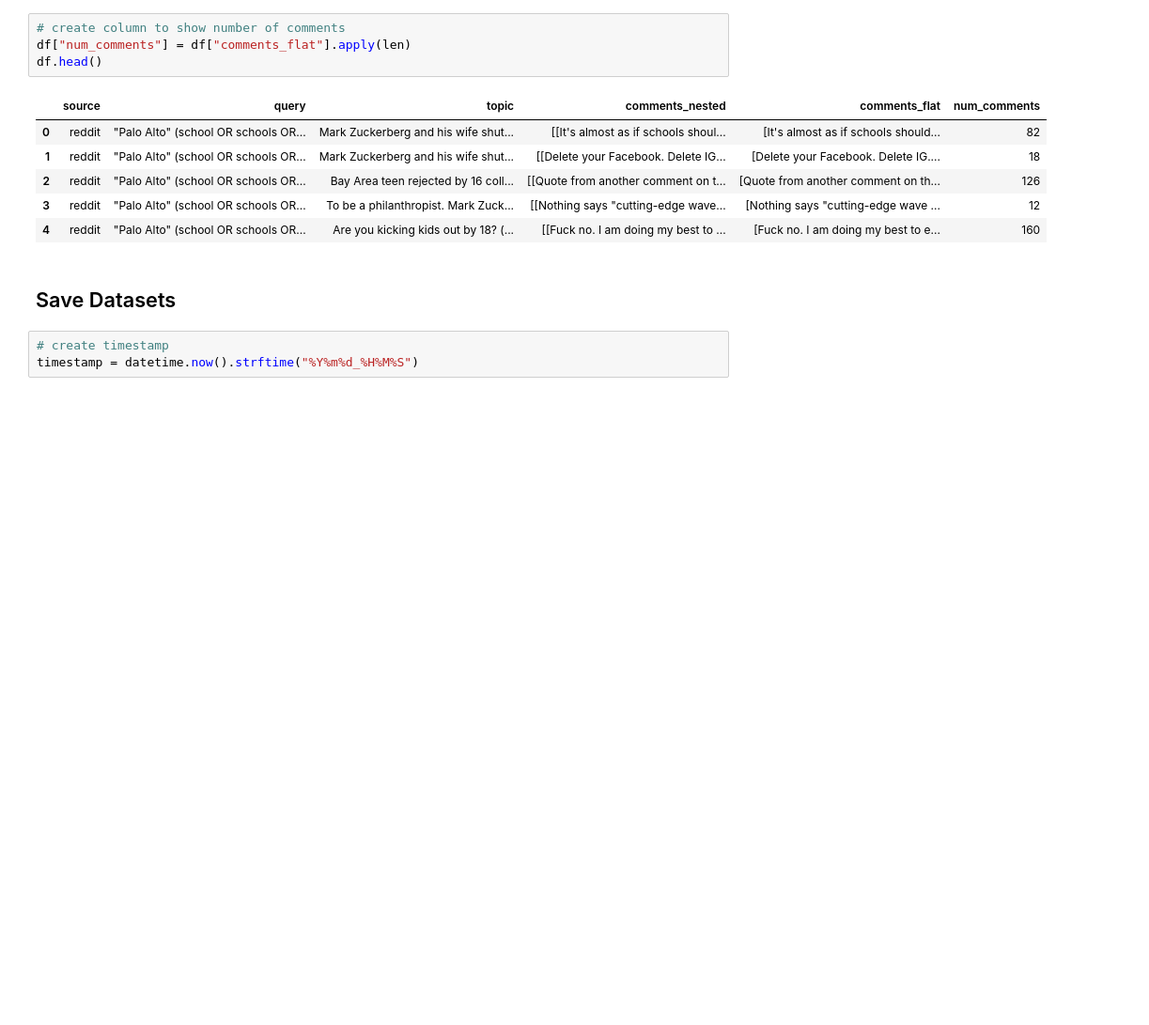
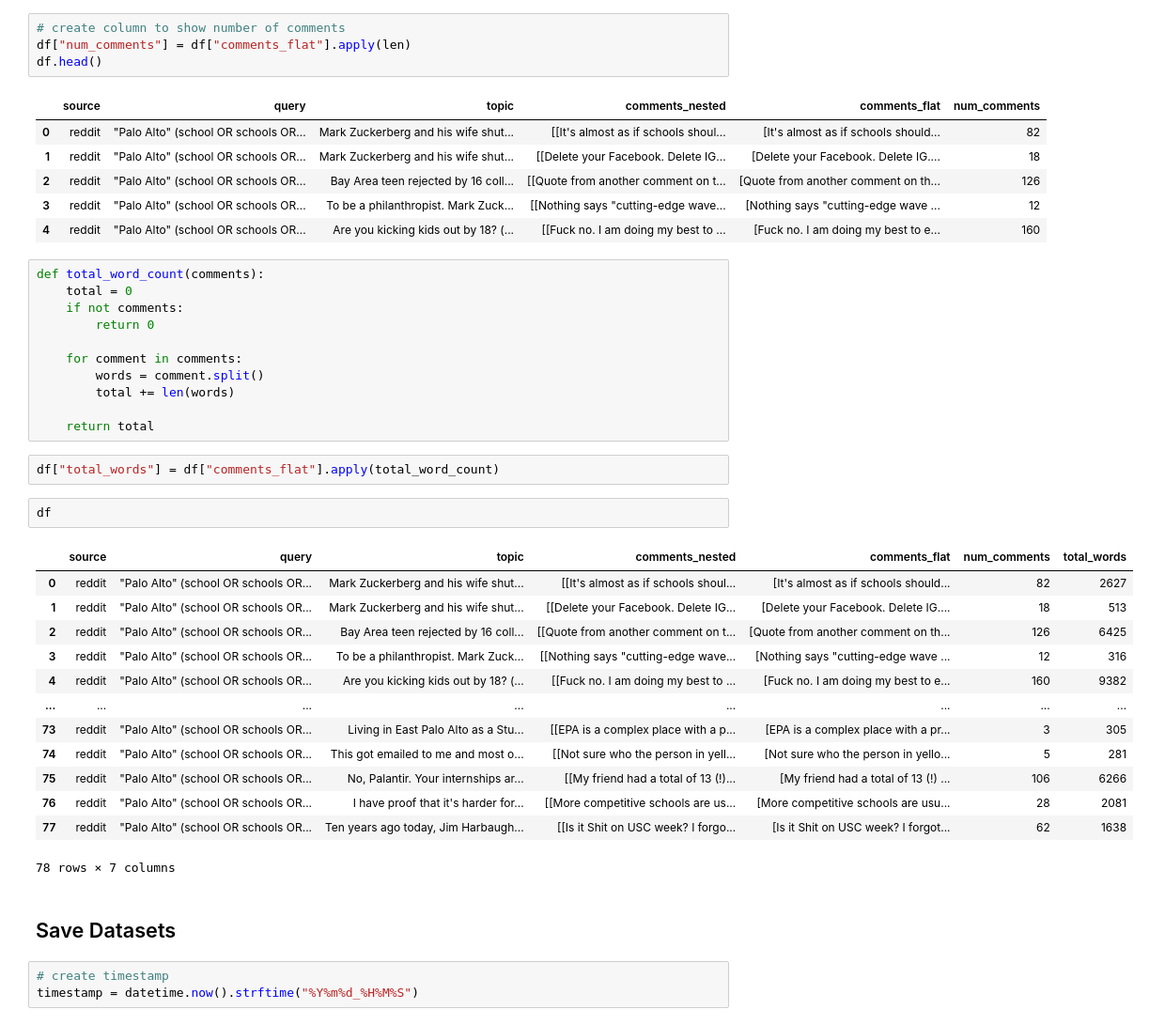
Before and after one commit to junclemente/ads509-final_project, a Jupyter notebook: notebooks/data_scraping_reddit.ipynb, the cells around one changed output. Shown at 94% size. Drawn from its saved outputs; the diff is of its cells as text; blank space fills up the shorter version.

Commit message:
feat: add column that counts total words in entry

```diff
--- a/notebooks/data_scraping_reddit.ipynb
+++ b/notebooks/data_scraping_reddit.ipynb
@@ -253,6 +253,35 @@ df.head()
 | 2 | reddit | "Palo Alto" (school OR schools OR... | Bay Area teen rejected by 16 coll... | [[Quote from another comment on t... | [Quote from another comment on th... | 126 |
 | 3 | reddit | "Palo Alto" (school OR schools OR... | To be a philanthropist. Mark Zuck... | [[Nothing says "cutting-edge wave... | [Nothing says "cutting-edge wave ... | 12 |
 | 4 | reddit | "Palo Alto" (school OR schools OR... | Are you kicking kids out by 18? (... | [[Fuck no. I am doing my best to ... | [Fuck no. I am doing my best to e... | 160 |
+# %%
+def total_word_count(comments):
+    total = 0
+    if not comments:
+        return 0
+
+    for comment in comments:
+        words = comment.split()
+        total += len(words)
+
+    return total
+# %%
+df["total_words"] = df["comments_flat"].apply(total_word_count)
+# %%
+df
+# %% [output]
+|  | source | query | topic | comments_nested | comments_flat | num_comments | total_words |
+| 0 | reddit | "Palo Alto" (school OR schools OR... | Mark Zuckerberg and his wife shut... | [[It's almost as if schools shoul... | [It's almost as if schools should... | 82 | 2627 |
+| 1 | reddit | "Palo Alto" (school OR schools OR... | Mark Zuckerberg and his wife shut... | [[Delete your Facebook. Delete IG... | [Delete your Facebook. Delete IG.... | 18 | 513 |
+| 2 | reddit | "Palo Alto" (school OR schools OR... | Bay Area teen rejected by 16 coll... | [[Quote from another comment on t... | [Quote from another comment on th... | 126 | 6425 |
+| 3 | reddit | "Palo Alto" (school OR schools OR... | To be a philanthropist. Mark Zuck... | [[Nothing says "cutting-edge wave... | [Nothing says "cutting-edge wave ... | 12 | 316 |
+| 4 | reddit | "Palo Alto" (school OR schools OR... | Are you kicking kids out by 18? (... | [[Fuck no. I am doing my best to ... | [Fuck no. I am doing my best to e... | 160 | 9382 |
+| ... | ... | ... | ... | ... | ... | ... | ... |
+| 73 | reddit | "Palo Alto" (school OR schools OR... | Living in East Palo Alto as a Stu... | [[EPA is a complex place with a p... | [EPA is a complex place with a pr... | 3 | 305 |
+| 74 | reddit | "Palo Alto" (school OR schools OR... | This got emailed to me and most o... | [[Not sure who the person in yell... | [Not sure who the person in yello... | 5 | 281 |
+| 75 | reddit | "Palo Alto" (school OR schools OR... | No, Palantir. Your internships ar... | [[My friend had a total of 13 (!)... | [My friend had a total of 13 (!) ... | 106 | 6266 |
+| 76 | reddit | "Palo Alto" (school OR schools OR... | I have proof that it's harder for... | [[More competitive schools are us... | [More competitive schools are usu... | 28 | 2081 |
+| 77 | reddit | "Palo Alto" (school OR schools OR... | Ten years ago today, Jim Harbaugh... | [[Is it Shit on USC week? I forgo... | [Is it Shit on USC week? I forgot... | 62 | 1638 |
+78 rows × 7 columns
 # %% [markdown]
 ## Save Datasets
 # %%
```
Also changed, not shown: parts of 1 cell of this notebook, 1 other file.
